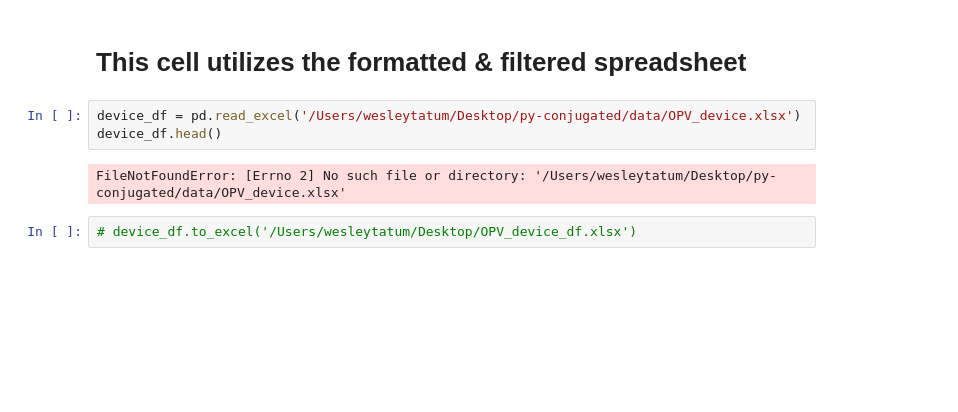
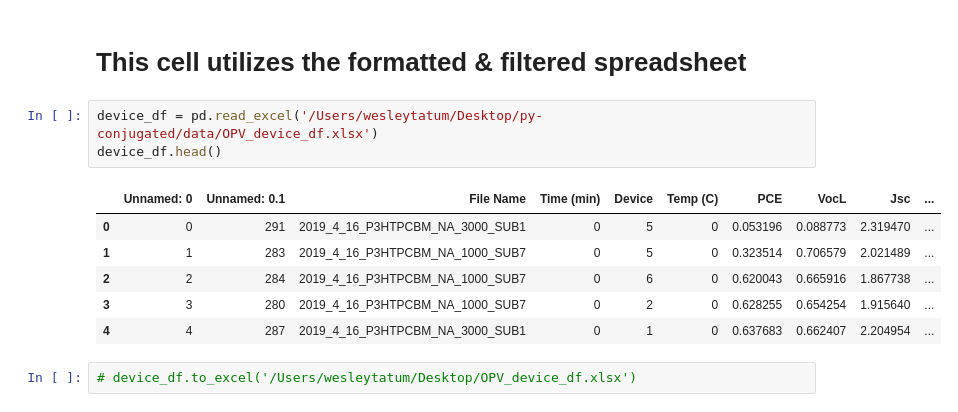
Before and after one commit to wesleyktatum/py-conjugated, a Jupyter notebook: ipynb/Data/OPV_morphology_trends.ipynb, the cells around one changed output. Saved outputs shown, nothing was run; the diff lists cells and outputs as text; blank space fills up the shorter version.

```diff
--- a/ipynb/Data/OPV_morphology_trends.ipynb
+++ b/ipynb/Data/OPV_morphology_trends.ipynb
@@ -378,9 +342,14 @@ KeyError: 'File Name'
 # %% [markdown]
 # This cell utilizes the formatted & filtered spreadsheet
 # %%
-device_df = pd.read_excel('/Users/wesleytatum/Desktop/py-conjugated/data/OPV_device.xlsx')
+device_df = pd.read_excel('/Users/wesleytatum/Desktop/py-conjugated/data/OPV_device_df.xlsx')
 device_df.head()
 # %% [output]
-FileNotFoundError: [Errno 2] No such file or directory: '/Users/wesleytatum/Desktop/py-conjugated/data/OPV_device.xlsx'
+|  | Unnamed: 0 | Unnamed: 0.1 | File Name | Time (min) | Device | Temp (C) | PCE | VocL | Jsc | ... |
+| 0 | 0 | 291 | 2019_4_16_P3HTPCBM_NA_3000_SUB1 | 0 | 5 | 0 | 0.053196 | 0.088773 | 2.319470 | ... |
+| 1 | 1 | 283 | 2019_4_16_P3HTPCBM_NA_1000_SUB7 | 0 | 5 | 0 | 0.323514 | 0.706579 | 2.021489 | ... |
+| 2 | 2 | 284 | 2019_4_16_P3HTPCBM_NA_1000_SUB7 | 0 | 6 | 0 | 0.620043 | 0.665916 | 1.867738 | ... |
+| 3 | 3 | 280 | 2019_4_16_P3HTPCBM_NA_1000_SUB7 | 0 | 2 | 0 | 0.628255 | 0.654254 | 1.915640 | ... |
+| 4 | 4 | 287 | 2019_4_16_P3HTPCBM_NA_3000_SUB1 | 0 | 1 | 0 | 0.637683 | 0.662407 | 2.204954 | ... |
 # %%
 # device_df.to_excel('/Users/wesleytatum/Desktop/OPV_device_df.xlsx')
```
Also changed, not shown: parts of 8 cells of this notebook, 4 other files.
